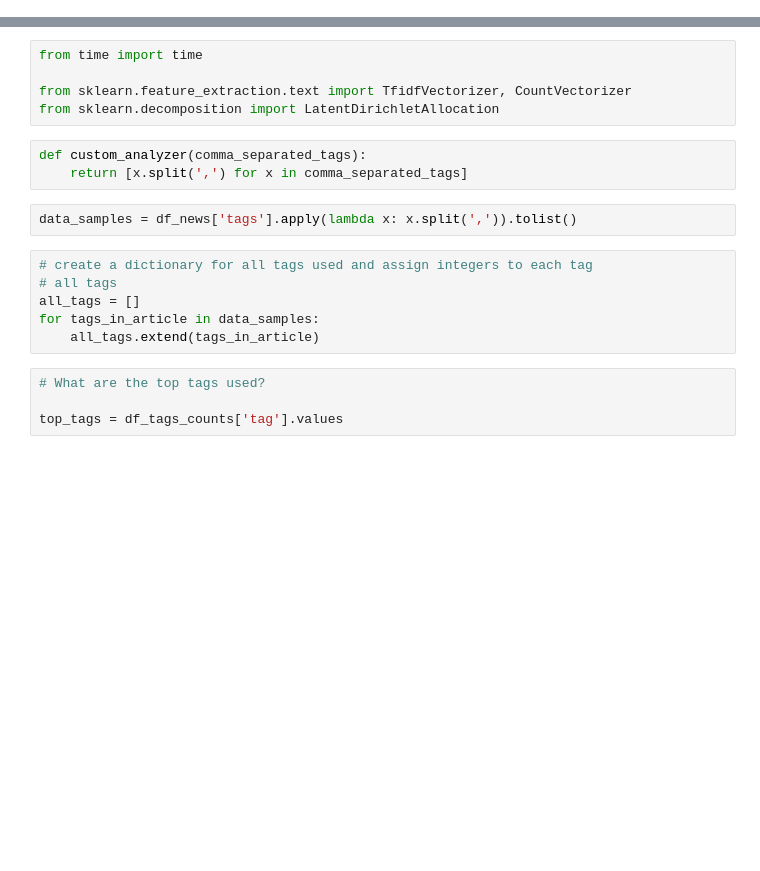
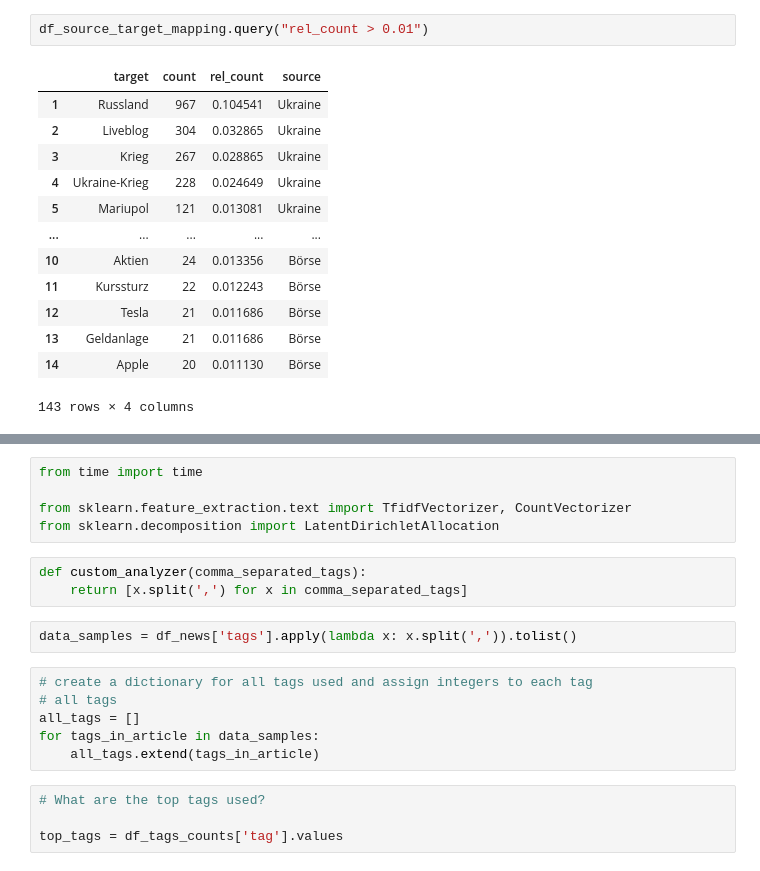
Before and after one commit to TheFerry10/financial-scraping, a Jupyter notebook: 02-tagesschau-tags-topic-modeling.ipynb, the cells around one changed output, grey strips where cells are left out. Cells and saved outputs as stored; diff of their text form; blank space fills up the shorter version.

```diff
--- a/02-tagesschau-tags-topic-modeling.ipynb
+++ b/02-tagesschau-tags-topic-modeling.ipynb
@@ -159,0 +88,16 @@ correlation_pairs_spearman
+# %%
+df_source_target_mapping.query("rel_count > 0.01")
+# %% [output]
+|  | target | count | rel_count | source |
+| 1 | Russland | 967 | 0.104541 | Ukraine |
+| 2 | Liveblog | 304 | 0.032865 | Ukraine |
+| 3 | Krieg | 267 | 0.028865 | Ukraine |
+| 4 | Ukraine-Krieg | 228 | 0.024649 | Ukraine |
+| 5 | Mariupol | 121 | 0.013081 | Ukraine |
+| ... | ... | ... | ... | ... |
+| 10 | Aktien | 24 | 0.013356 | Börse |
+| 11 | Kurssturz | 22 | 0.012243 | Börse |
+| 12 | Tesla | 21 | 0.011686 | Börse |
+| 13 | Geldanlage | 21 | 0.011686 | Börse |
+| 14 | Apple | 20 | 0.011130 | Börse |
+143 rows × 4 columns
```
Also changed, not shown: parts of 59 cells of this notebook, 1 other file.
